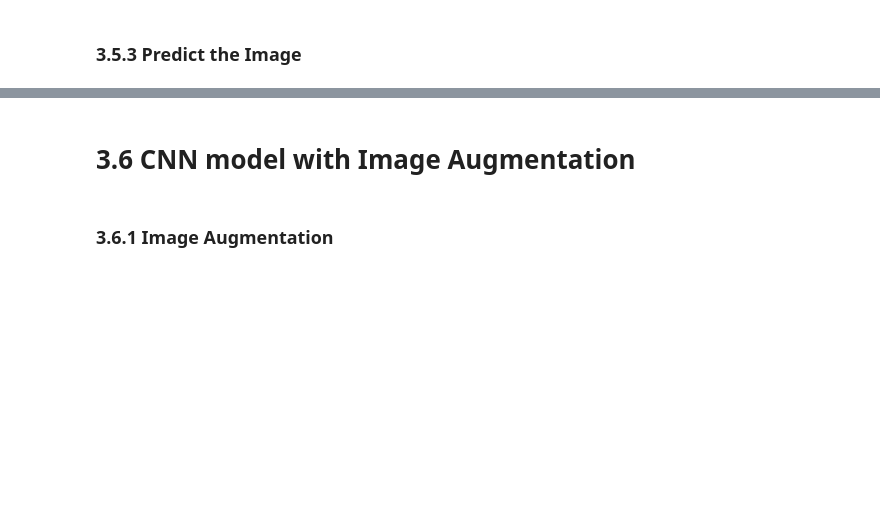
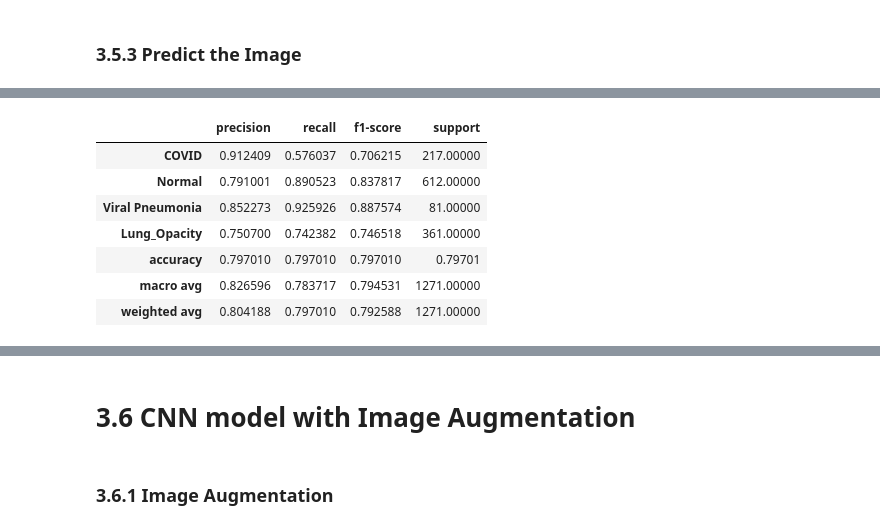
Before and after one commit to piggygirl102/SpringBoard, a Jupyter notebook: capstone3/Capstone 3 Data preprocessing-040524.ipynb, the cells around one changed output, grey strips where cells are left out. Saved outputs shown, nothing was run; the diff lists cells and outputs as text; code cells hidden in the pictures; blank space fills up the shorter version.

```diff
--- a/capstone3/Capstone 3 Data preprocessing-040524.ipynb
+++ b/capstone3/Capstone 3 Data preprocessing-040524.ipynb
@@ -265,2 +324,21 @@ test_batches.class_indices
 # %%
 class_names=['COVID','Normal','Viral Pneumonia','Lung_Opacity']
+# %%
+def classification_table(y_true,y_pred,class_names):
+    classification_report_dict=classification_report(y_true,y_pred,output_dict=True,target_names=class_names)
+    report_df=pd.DataFrame(classification_report_dict)
+    return report_df.T
+# %%
+y_true=test_batches.classes
+y_pred=np.argmax(predictions,axis=1)
+# %%
+classification_table(y_true,y_pred,class_names)
+# %% [output]
+|  | precision | recall | f1-score | support |
+| COVID | 0.912409 | 0.576037 | 0.706215 | 217.00000 |
+| Normal | 0.791001 | 0.890523 | 0.837817 | 612.00000 |
+| Viral Pneumonia | 0.852273 | 0.925926 | 0.887574 | 81.00000 |
+| Lung_Opacity | 0.750700 | 0.742382 | 0.746518 | 361.00000 |
+| accuracy | 0.797010 | 0.797010 | 0.797010 | 0.79701 |
+| macro avg | 0.826596 | 0.783717 | 0.794531 | 1271.00000 |
+| weighted avg | 0.804188 | 0.797010 | 0.792588 | 1271.00000 |
```
Also changed, not shown: parts of 21 cells of this notebook.
